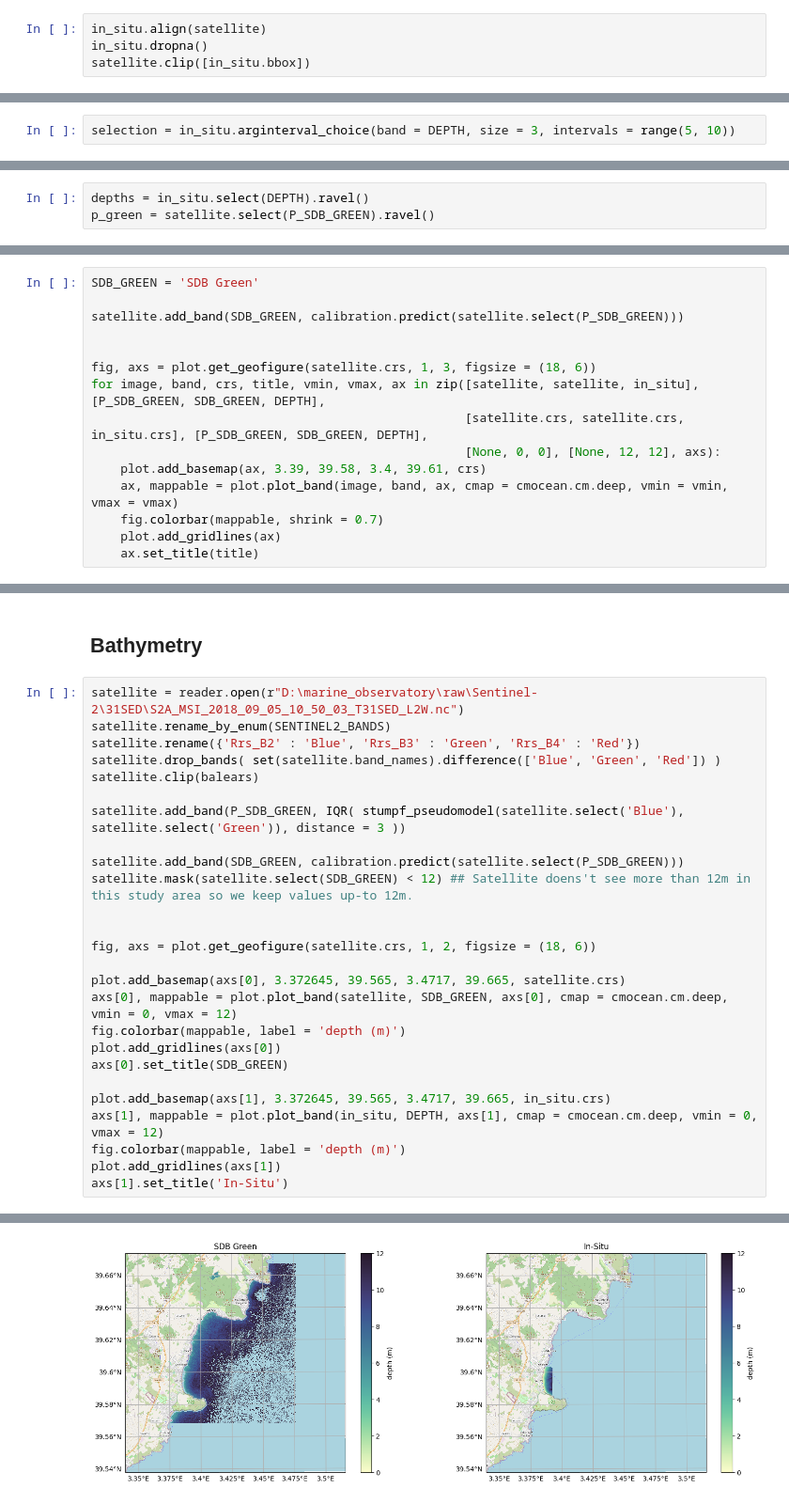
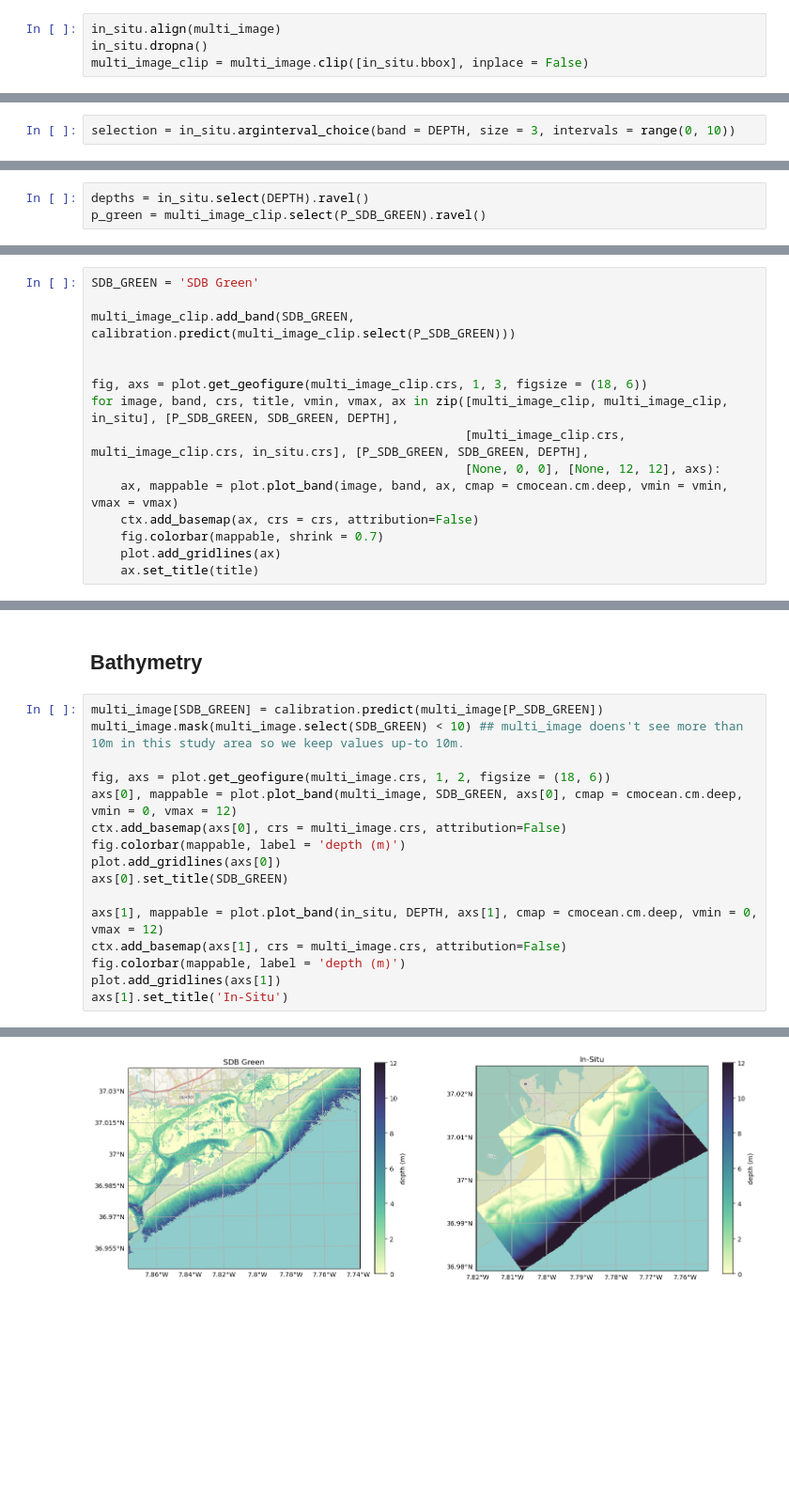
Before and after one commit to Aouei/sensingpy, a Jupyter notebook: docs/notebooks/SDB_caballero_stumpf.ipynb, the cells around one changed output, grey strips where cells are left out. Shown at 94% size. Cells and saved outputs as stored; diff of their text form; blank space fills up the shorter version.

```diff
--- a/docs/notebooks/SDB_caballero_stumpf.ipynb
+++ b/docs/notebooks/SDB_caballero_stumpf.ipynb
@@ -70,9 +71,9 @@ plot.add_gridlines(ax)
 # %% [markdown]
 ## Align In-Situ with Satellite dimensions
 # %%
-in_situ.align(satellite)
+in_situ.align(multi_image)
 in_situ.dropna()
-satellite.clip([in_situ.bbox])
+multi_image_clip = multi_image.clip([in_situ.bbox], inplace = False)
 # %% [markdown]
 ## In-situ and Pseudomodel
 # %%
@@ -97,12 +100,12 @@ plot.add_gridlines(axs[1])
 
 **arginterval_choice** returns a list of indexes. the band is transformed to 1D internaly, so we **must** transform our bands to 1D when masking.
 # %%
-selection = in_situ.arginterval_choice(band = DEPTH, size = 3, intervals = range(5, 10))
+selection = in_situ.arginterval_choice(band = DEPTH, size = 3, intervals = range(0, 10))
 # %% [markdown]
 ### Extract depths and pseudomodel as 1D-arrays
 # %%
 depths = in_situ.select(DEPTH).ravel()
-p_green = satellite.select(P_SDB_GREEN).ravel()
+p_green = multi_image_clip.select(P_SDB_GREEN).ravel()
 # %% [markdown]
 ### Fit model
 # %%
@@ -131,15 +134,15 @@ cal_plot.add_legend(ax)
 # %%
 SDB_GREEN = 'SDB Green'
 
-satellite.add_band(SDB_GREEN, calibration.predict(satellite.select(P_SDB_GREEN)))
+multi_image_clip.add_band(SDB_GREEN, calibration.predict(multi_image_clip.select(P_SDB_GREEN)))
 
 
-fig, axs = plot.get_geofigure(satellite.crs, 1, 3, figsize = (18, 6))
-for image, band, crs, title, vmin, vmax, ax in zip([satellite, satellite, in_situ], [P_SDB_GREEN, SDB_GREEN, DEPTH],
-                                                   [satellite.crs, satellite.crs, in_situ.crs], [P_SDB_GREEN, SDB_GREEN, DEPTH],
+fig, axs = plot.get_geofigure(multi_image_clip.crs, 1, 3, figsize = (18, 6))
+for image, band, crs, title, vmin, vmax, ax in zip([multi_image_clip, multi_image_clip, in_situ], [P_SDB_GREEN, SDB_GREEN, DEPTH],
+                                                   [multi_image_clip.crs, multi_image_clip.crs, in_situ.crs], [P_SDB_GREEN, SDB_GREEN, DEPTH],
                                                    [None, 0, 0], [None, 12, 12], axs):
-    plot.add_basemap(ax, 3.39, 39.58, 3.4, 39.61, crs)
     ax, mappable = plot.plot_band(image, band, ax, cmap = cmocean.cm.deep, vmin = vmin, vmax = vmax)
+    ctx.add_basemap(ax, crs = crs, attribution=False)
     fig.colorbar(mappable, shrink = 0.7)
     plot.add_gridlines(ax)
     ax.set_title(title)
@@ -180,31 +186,21 @@ plt.subplots_adjust(wspace = 0.3)
 # %% [markdown]
 ## Bathymetry
 # %%
-satellite = reader.open(r"D:\marine_observatory\raw\Sentinel-2\31SED\S2A_MSI_2018_09_05_10_50_03_T31SED_L2W.nc")
-satellite.rename_by_enum(SENTINEL2_BANDS)
-satellite.rename({'Rrs_B2' : 'Blue', 'Rrs_B3' : 'Green', 'Rrs_B4' : 'Red'})
-satellite.drop_bands( set(satellite.band_names).difference(['Blue', 'Green', 'Red']) )
-satellite.clip(balears)
+multi_image[SDB_GREEN] = calibration.predict(multi_image[P_SDB_GREEN])
+multi_image.mask(multi_image.select(SDB_GREEN) < 10) ## multi_image doens't see more than 10m in this study area so we keep values up-to 10m.
 
-satellite.add_band(P_SDB_GREEN, IQR( stumpf_pseudomodel(satellite.select('Blue'), satellite.select('Green')), distance = 3 ))
-
-satellite.add_band(SDB_GREEN, calibration.predict(satellite.select(P_SDB_GREEN)))
-satellite.mask(satellite.select(SDB_GREEN) < 12) ## Satellite doens't see more than 12m in this study area so we keep values up-to 12m.
-
-
-fig, axs = plot.get_geofigure(satellite.crs, 1, 2, figsize = (18, 6))
-
-plot.add_basemap(axs[0], 3.372645, 39.565, 3.4717, 39.665, satellite.crs)
-axs[0], mappable = plot.plot_band(satellite, SDB_GREEN, axs[0], cmap = cmocean.cm.deep, vmin = 0, vmax = 12)
+fig, axs = plot.get_geofigure(multi_image.crs, 1, 2, figsize = (18, 6))
+axs[0], mappable = plot.plot_band(multi_image, SDB_GREEN, axs[0], cmap = cmocean.cm.deep, vmin = 0, vmax = 12)
+ctx.add_basemap(axs[0], crs = multi_image.crs, attribution=False)
 fig.colorbar(mappable, label = 'depth (m)')
 plot.add_gridlines(axs[0])
 axs[0].set_title(SDB_GREEN)
 
-plot.add_basemap(axs[1], 3.372645, 39.565, 3.4717, 39.665, in_situ.crs)
 axs[1], mappable = plot.plot_band(in_situ, DEPTH, axs[1], cmap = cmocean.cm.deep, vmin = 0, vmax = 12)
+ctx.add_basemap(axs[1], crs = multi_image.crs, attribution=False)
 fig.colorbar(mappable, label = 'depth (m)')
 plot.add_gridlines(axs[1])
 axs[1].set_title('In-Situ')
 # %% [output]
 Text(0.5, 1.0, 'In-Situ')
-[figure, old version]
+[figure, new version]
```
Also changed, not shown: parts of 20 cells of this notebook, 3 other files.
